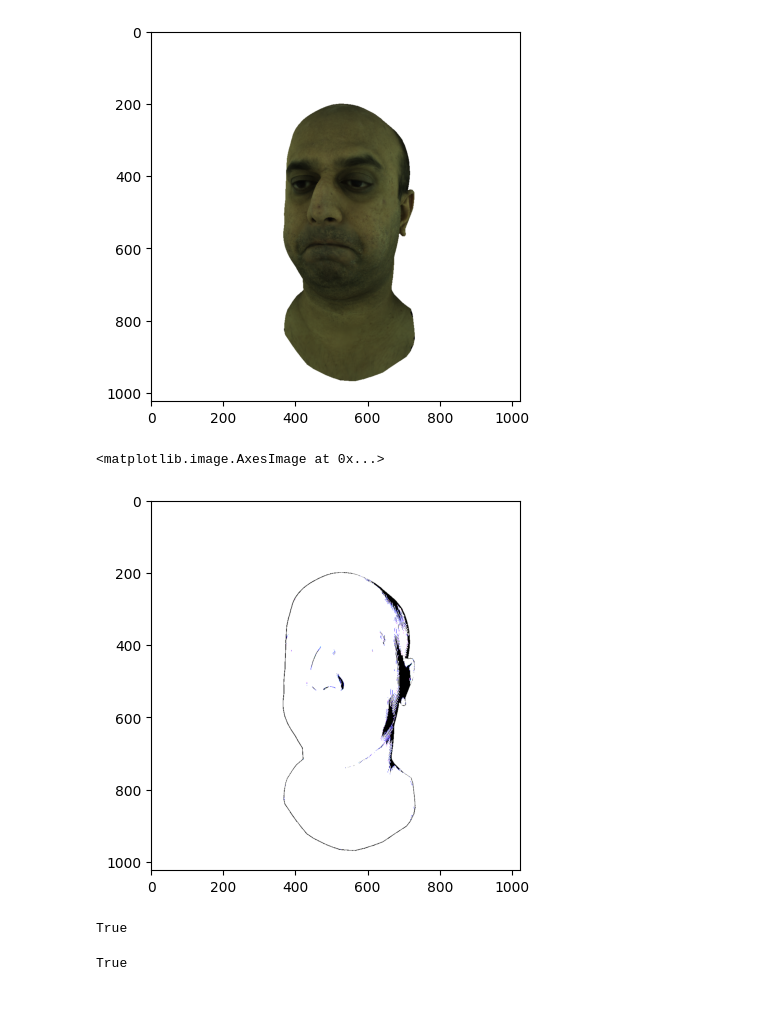
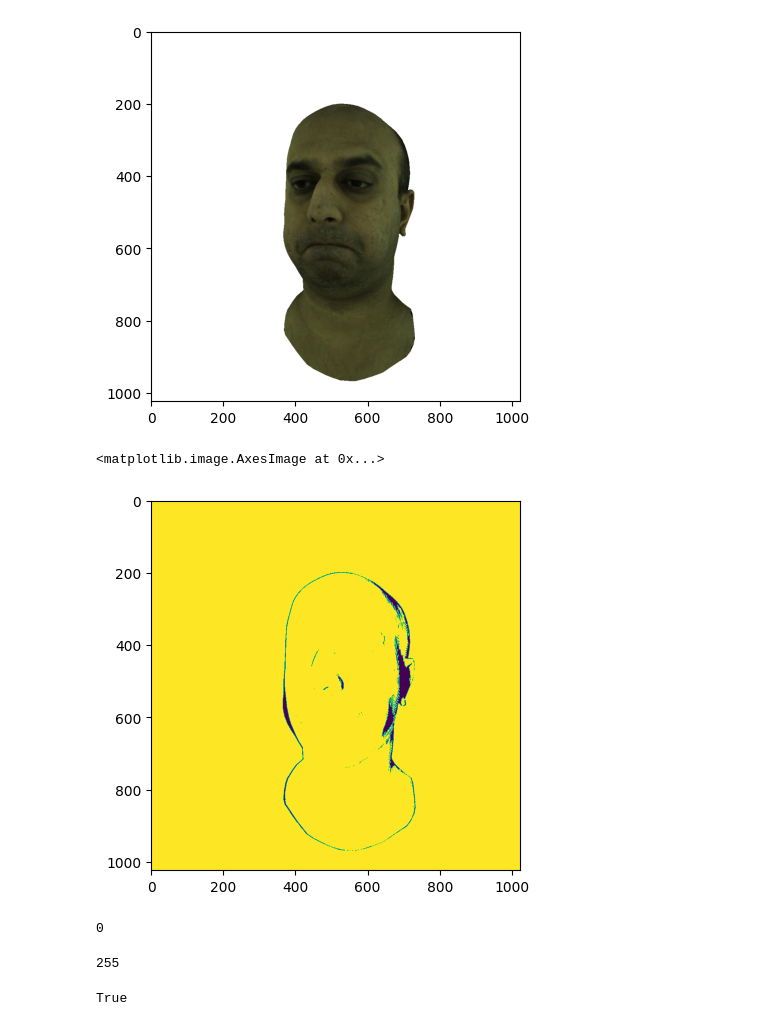
Before and after one commit to Tung-I/RealTimeVideoInpainting, a Jupyter notebook: preprocess/Untitled.ipynb, the cells around one changed output. Saved outputs shown, nothing was run; the diff lists cells and outputs as text; code cells hidden in the pictures.

```diff
--- a/preprocess/Untitled.ipynb
+++ b/preprocess/Untitled.ipynb
@@ -52,16 +52,23 @@ plt.imshow(rgb_gt)
 [figure]
 # %%
 xor_result = np.isclose(rgb_dest[0], rgb_gt, atol=0.1)  # each channel could have different results
-mask = np.logical_and(xor_result[..., 2], np.logical_and(xor_result[..., 0], xor_result[..., 1]))
+mask = np.logical_or(xor_result[..., 2], np.logical_or(xor_result[..., 0], xor_result[..., 1]))
+# %%
+mask = mask.astype(np.uint8)
+mask = normalize_image_value(mask, convert_to='255')
 # %%
-plt.imshow(xor_result.astype(np.float64))
+plt.imshow(mask)
 # %% [output]
 <matplotlib.image.AxesImage at 0x...>
-[figure, old version]
+[figure, new version]
+# %%
+np.logical_and((mask!=0), (mask!=255)).sum()
+# %% [output]
+0
 # %%
-xor_result.max()
+mask.max()
 # %% [output]
-True
+255
 # %%
 novel_view_to_save = normalize_image_value(rgb_dest[0], convert_to='255')
 novel_view_gt_to_save = normalize_image_value(rgb_gt, convert_to='255')
```
Also changed, not shown: parts of 3 cells of this notebook, 9 other files.
